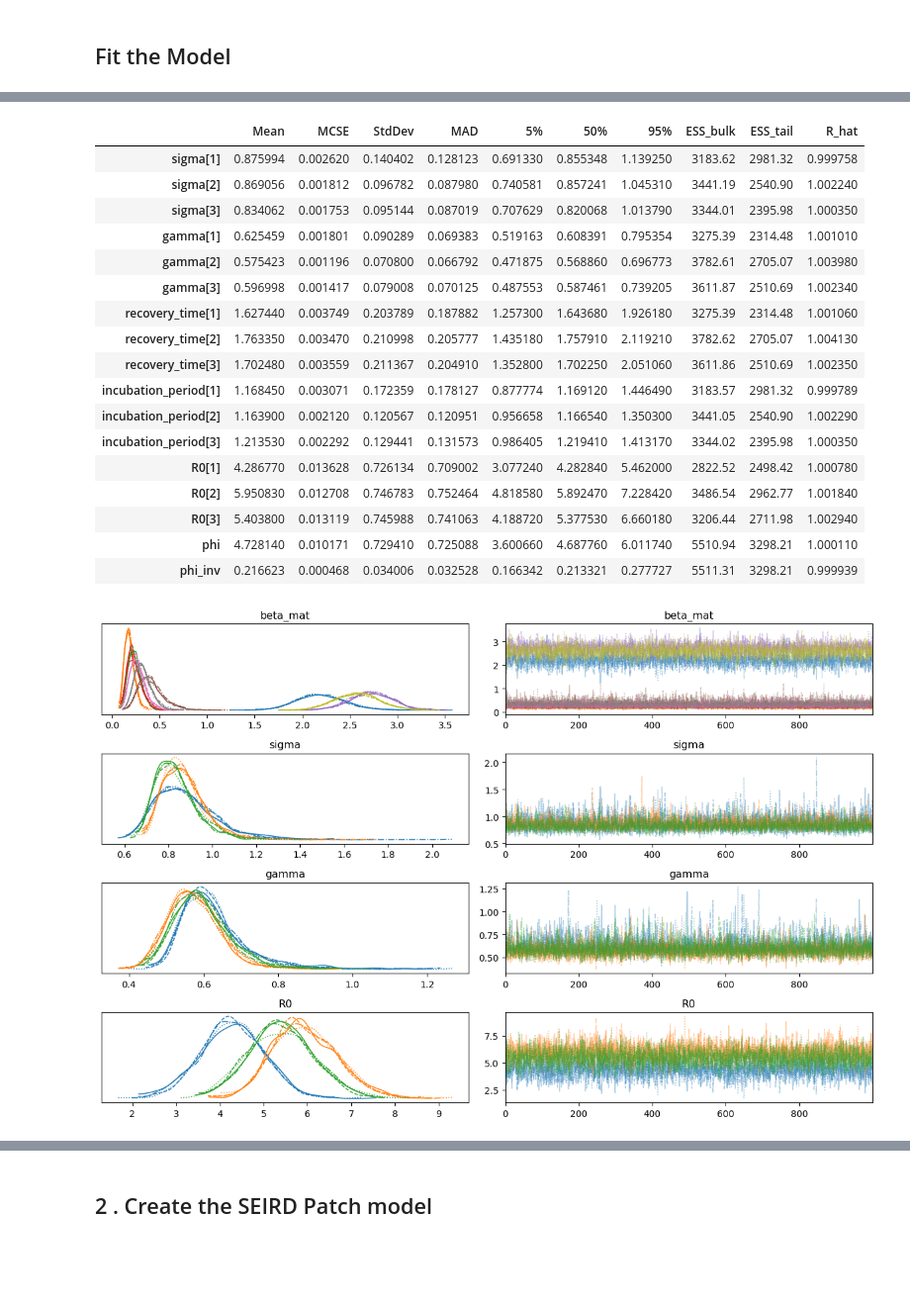
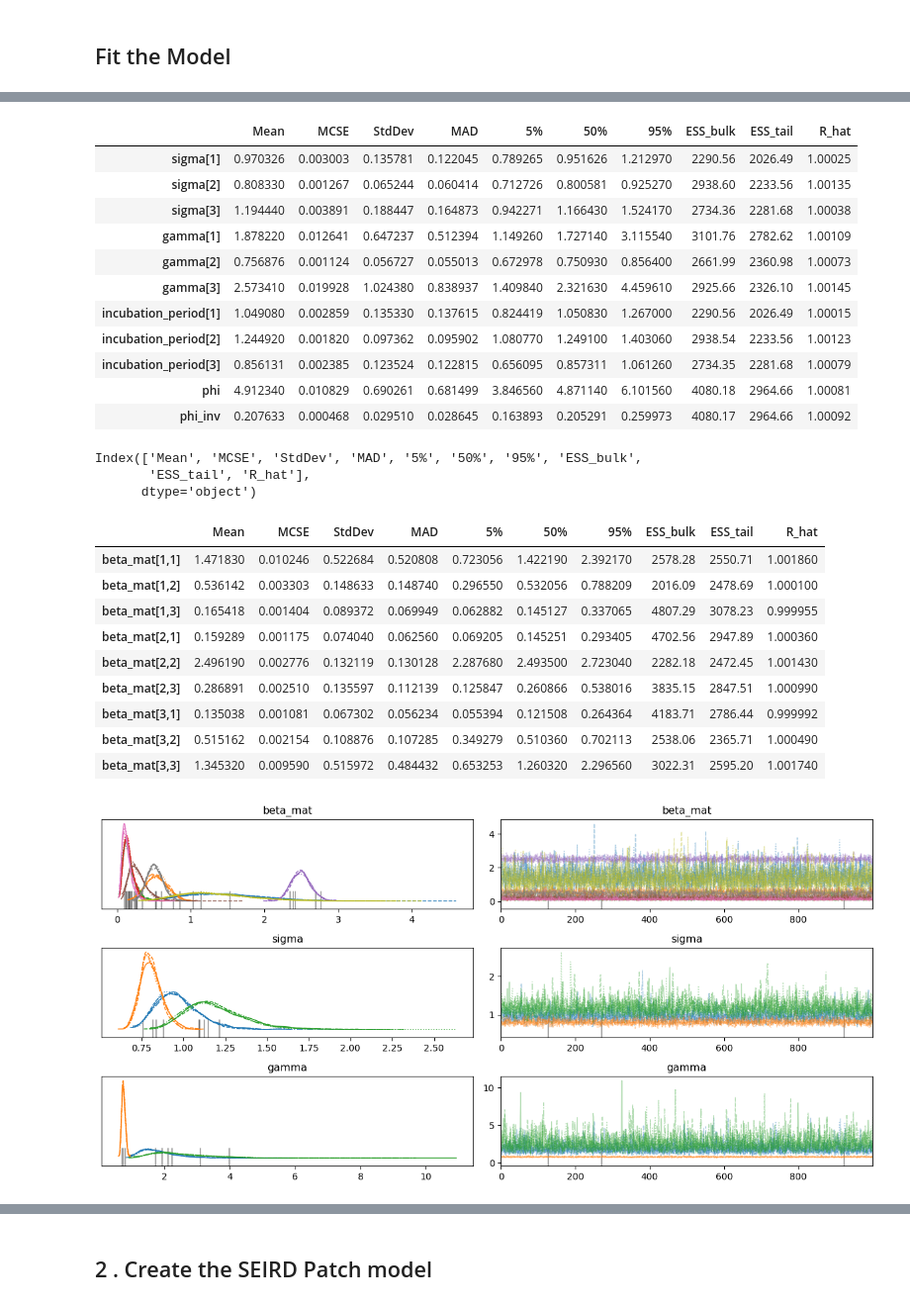
Before and after one commit to Samuelameningayeh/thesis, a Jupyter notebook: SEIR/synthetic_with_coupling.ipynb, the cells around one changed output, grey strips where cells are left out. Shown at 99% size. Cells and saved outputs as stored; diff of their text form; code cells hidden in the pictures; blank space fills up the shorter version.

```diff
--- a/SEIR/synthetic_with_coupling.ipynb
+++ b/SEIR/synthetic_with_coupling.ipynb
@@ -322,6 +343,7 @@ weekly_coupling.tail()
 # %%
+
 # Load Guinea fit
-fit_multi_model = from_csv('outputs/metapopulation_20250607_170812/metapopulation-*_*.csv')
+fit_coupling_model = from_csv('outputs/metapopulation_20250608_195509/metapopulation-*_*.csv')
 
 print("All fit loaded")
-print(fit_multi_model.diagnose())
+print(fit_coupling_model.diagnose())
@@ -344,26 +375,43 @@ KeyboardInterrupt:
 # %%
 coupling_summary = fit_coupling_model.summary()
 coupling_summary.filter(items=("beta[1]","beta[2]", "beta[3]",
-                               "sigma", "gamma", "recovery_time",
-                                "R0[1]","R0[2]", "R0[3]",
-                               "incubation_period", "phi", "phi_inv"), axis=0)
+                               "sigma[1]","sigma[2]","sigma[3]",
+                               "gamma[1]", "gamma[2]","gamma[3]",
+                               "recovery_time[1]", "recovery_time[2]", "recovery_time[3]",
+                               "incubation_period[1]", "incubation_period[2]", "incubation_period[3]",
+                               "phi", "phi_inv"), axis=0)
 # %% [output]
 |  | Mean | MCSE | StdDev | MAD | 5% | 50% | 95% | ESS_bulk | ESS_tail | R_hat |
-| sigma[1] | 0.875994 | 0.002620 | 0.140402 | 0.128123 | 0.691330 | 0.855348 | 1.139250 | 3183.62 | 2981.32 | 0.999758 |
-| sigma[2] | 0.869056 | 0.001812 | 0.096782 | 0.087980 | 0.740581 | 0.857241 | 1.045310 | 3441.19 | 2540.90 | 1.002240 |
-| sigma[3] | 0.834062 | 0.001753 | 0.095144 | 0.087019 | 0.707629 | 0.820068 | 1.013790 | 3344.01 | 2395.98 | 1.000350 |
-| gamma[1] | 0.625459 | 0.001801 | 0.090289 | 0.069383 | 0.519163 | 0.608391 | 0.795354 | 3275.39 | 2314.48 | 1.001010 |
-| gamma[2] | 0.575423 | 0.001196 | 0.070800 | 0.066792 | 0.471875 | 0.568860 | 0.696773 | 3782.61 | 2705.07 | 1.003980 |
-| gamma[3] | 0.596998 | 0.001417 | 0.079008 | 0.070125 | 0.487553 | 0.587461 | 0.739205 | 3611.87 | 2510.69 | 1.002340 |
-| recovery_time[1] | 1.627440 | 0.003749 | 0.203789 | 0.187882 | 1.257300 | 1.643680 | 1.926180 | 3275.39 | 2314.48 | 1.001060 |
-| recovery_time[2] | 1.763350 | 0.003470 | 0.210998 | 0.205777 | 1.435180 | 1.757910 | 2.119210 | 3782.62 | 2705.07 | 1.004130 |
-| recovery_time[3] | 1.702480 | 0.003559 | 0.211367 | 0.204910 | 1.352800 | 1.702250 | 2.051060 | 3611.86 | 2510.69 | 1.002350 |
-| incubation_period[1] | 1.168450 | 0.003071 | 0.172359 | 0.178127 | 0.877774 | 1.169120 | 1.446490 | 3183.57 | 2981.32 | 0.999789 |
-| incubation_period[2] | 1.163900 | 0.002120 | 0.120567 | 0.120951 | 0.956658 | 1.166540 | 1.350300 | 3441.05 | 2540.90 | 1.002290 |
-| incubation_period[3] | 1.213530 | 0.002292 | 0.129441 | 0.131573 | 0.986405 | 1.219410 | 1.413170 | 3344.02 | 2395.98 | 1.000350 |
-| R0[1] | 4.286770 | 0.013628 | 0.726134 | 0.709002 | 3.077240 | 4.282840 | 5.462000 | 2822.52 | 2498.42 | 1.000780 |
-| R0[2] | 5.950830 | 0.012708 | 0.746783 | 0.752464 | 4.818580 | 5.892470 | 7.228420 | 3486.54 | 2962.77 | 1.001840 |
-| R0[3] | 5.403800 | 0.013119 | 0.745988 | 0.741063 | 4.188720 | 5.377530 | 6.660180 | 3206.44 | 2711.98 | 1.002940 |
-| phi | 4.728140 | 0.010171 | 0.729410 | 0.725088 | 3.600660 | 4.687760 | 6.011740 | 5510.94 | 3298.21 | 1.000110 |
-| phi_inv | 0.216623 | 0.000468 | 0.034006 | 0.032528 | 0.166342 | 0.213321 | 0.277727 | 5511.31 | 3298.21 | 0.999939 |
+| sigma[1] | 0.970326 | 0.003003 | 0.135781 | 0.122045 | 0.789265 | 0.951626 | 1.212970 | 2290.56 | 2026.49 | 1.00025 |
+| sigma[2] | 0.808330 | 0.001267 | 0.065244 | 0.060414 | 0.712726 | 0.800581 | 0.925270 | 2938.60 | 2233.56 | 1.00135 |
+| sigma[3] | 1.194440 | 0.003891 | 0.188447 | 0.164873 | 0.942271 | 1.166430 | 1.524170 | 2734.36 | 2281.68 | 1.00038 |
+| gamma[1] | 1.878220 | 0.012641 | 0.647237 | 0.512394 | 1.149260 | 1.727140 | 3.115540 | 3101.76 | 2782.62 | 1.00109 |
+| gamma[2] | 0.756876 | 0.001124 | 0.056727 | 0.055013 | 0.672978 | 0.750930 | 0.856400 | 2661.99 | 2360.98 | 1.00073 |
+| gamma[3] | 2.573410 | 0.019928 | 1.024380 | 0.838937 | 1.409840 | 2.321630 | 4.459610 | 2925.66 | 2326.10 | 1.00145 |
+| incubation_period[1] | 1.049080 | 0.002859 | 0.135330 | 0.137615 | 0.824419 | 1.050830 | 1.267000 | 2290.56 | 2026.49 | 1.00015 |
+| incubation_period[2] | 1.244920 | 0.001820 | 0.097362 | 0.095902 | 1.080770 | 1.249100 | 1.403060 | 2938.54 | 2233.56 | 1.00123 |
+| incubation_period[3] | 0.856131 | 0.002385 | 0.123524 | 0.122815 | 0.656095 | 0.857311 | 1.061260 | 2734.35 | 2281.68 | 1.00079 |
+| phi | 4.912340 | 0.010829 | 0.690261 | 0.681499 | 3.846560 | 4.871140 | 6.101560 | 4080.18 | 2964.66 | 1.00081 |
+| phi_inv | 0.207633 | 0.000468 | 0.029510 | 0.028645 | 0.163893 | 0.205291 | 0.259973 | 4080.17 | 2964.66 | 1.00092 |
+# %%
+coupling_summary.columns
+# %% [output]
+Index(['Mean', 'MCSE', 'StdDev', 'MAD', '5%', '50%', '95%', 'ESS_bulk',
+       'ESS_tail', 'R_hat'],
+      dtype='object')
+# %%
+coupling_summary.filter(items=("beta_mat[1,1]","beta_mat[1,2]", "beta_mat[1,3]",
+                               "beta_mat[2,1]","beta_mat[2,2]", "beta_mat[2,3]",
+                               "beta_mat[3,1]","beta_mat[3,2]", "beta_mat[3,3]", ), axis=0)
+# %% [output]
+|  | Mean | MCSE | StdDev | MAD | 5% | 50% | 95% | ESS_bulk | ESS_tail | R_hat |
+| beta_mat[1,1] | 1.471830 | 0.010246 | 0.522684 | 0.520808 | 0.723056 | 1.422190 | 2.392170 | 2578.28 | 2550.71 | 1.001860 |
+| beta_mat[1,2] | 0.536142 | 0.003303 | 0.148633 | 0.148740 | 0.296550 | 0.532056 | 0.788209 | 2016.09 | 2478.69 | 1.000100 |
+| beta_mat[1,3] | 0.165418 | 0.001404 | 0.089372 | 0.069949 | 0.062882 | 0.145127 | 0.337065 | 4807.29 | 3078.23 | 0.999955 |
+| beta_mat[2,1] | 0.159289 | 0.001175 | 0.074040 | 0.062560 | 0.069205 | 0.145251 | 0.293405 | 4702.56 | 2947.89 | 1.000360 |
+| beta_mat[2,2] | 2.496190 | 0.002776 | 0.132119 | 0.130128 | 2.287680 | 2.493500 | 2.723040 | 2282.18 | 2472.45 | 1.001430 |
+| beta_mat[2,3] | 0.286891 | 0.002510 | 0.135597 | 0.112139 | 0.125847 | 0.260866 | 0.538016 | 3835.15 | 2847.51 | 1.000990 |
+| beta_mat[3,1] | 0.135038 | 0.001081 | 0.067302 | 0.056234 | 0.055394 | 0.121508 | 0.264364 | 4183.71 | 2786.44 | 0.999992 |
+| beta_mat[3,2] | 0.515162 | 0.002154 | 0.108876 | 0.107285 | 0.349279 | 0.510360 | 0.702113 | 2538.06 | 2365.71 | 1.000490 |
+| beta_mat[3,3] | 1.345320 | 0.009590 | 0.515972 | 0.484432 | 0.653253 | 1.260320 | 2.296560 | 3022.31 | 2595.20 | 1.001740 |
 # %%
@@ -375,10 +423,10 @@ posterior.to_csv('./Data/posterior_samples_coupling.csv', index=False)
 # %%
 
-az.plot_trace(fit_coupling_model, var_names=["beta_mat", "sigma", "gamma", "R0"])
+az.plot_trace(fit_coupling_model, var_names=["beta_mat", "sigma", "gamma"])
 plt.tight_layout()
 plt.show()
 # %% [output]
-[figure, old version]
+[figure, new version]
 # %%
 # Get available variables
 # Assuming `fit` is your CmdStanMCMC object from fitting the model
```
Also changed, not shown: parts of 20 cells of this notebook, 45 other files.
